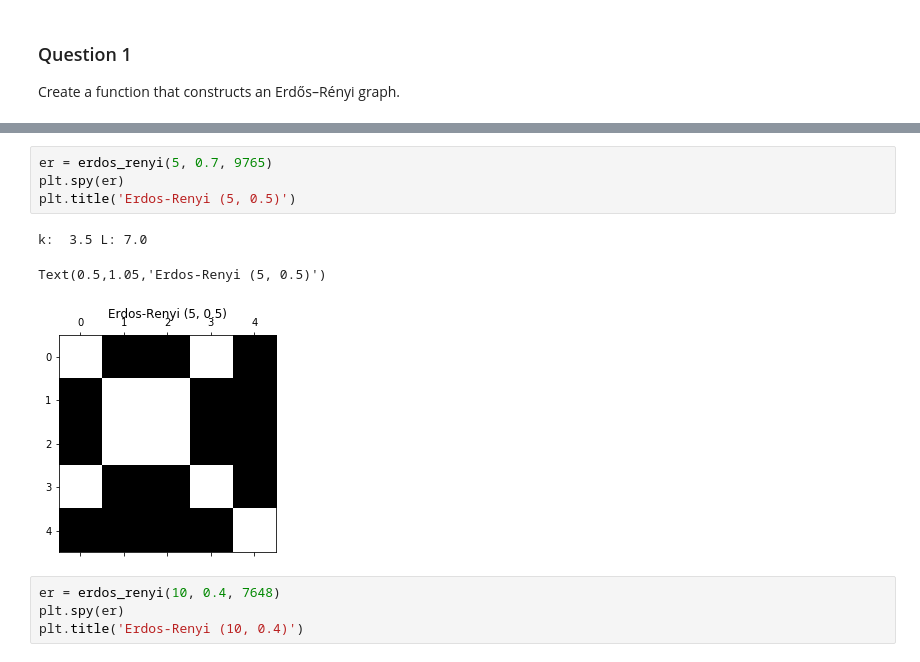
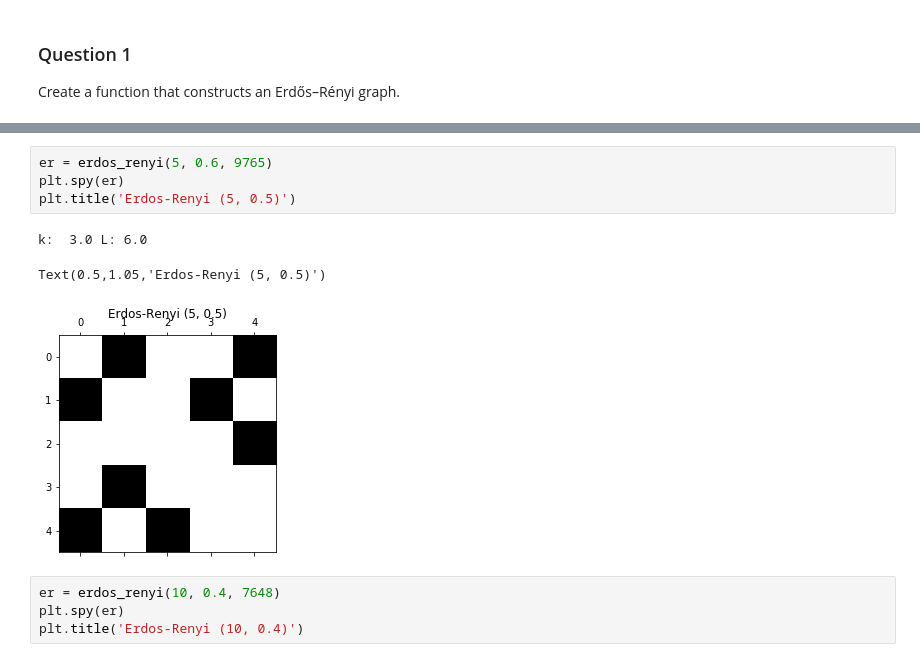
Before and after one commit to weberjoe/NTDS-MS-1-Route2-911, a Jupyter notebook: MS_2/2_network_models.ipynb, the cells around one changed output, grey strips where cells are left out. Cells and saved outputs as stored; diff of their text form.

```diff
--- a/MS_2/2_network_models.ipynb
+++ b/MS_2/2_network_models.ipynb
@@ -107,12 +89,12 @@ def erdos_renyi(n, p, seed=None):
     return adjacency + adjacency.T
 # %%
-er = erdos_renyi(5, 0.7, 9765)
+er = erdos_renyi(5, 0.6, 9765)
 plt.spy(er)
 plt.title('Erdos-Renyi (5, 0.5)')
 # %% [output]
-k:  3.5 L: 7.0
+k:  3.0 L: 6.0
 Text(0.5,1.05,'Erdos-Renyi (5, 0.5)')
-[figure, old version]
+[figure, new version]
 # %%
 er = erdos_renyi(10, 0.4, 7648)
 plt.spy(er)
```
Also changed, not shown: parts of 15 cells of this notebook.
